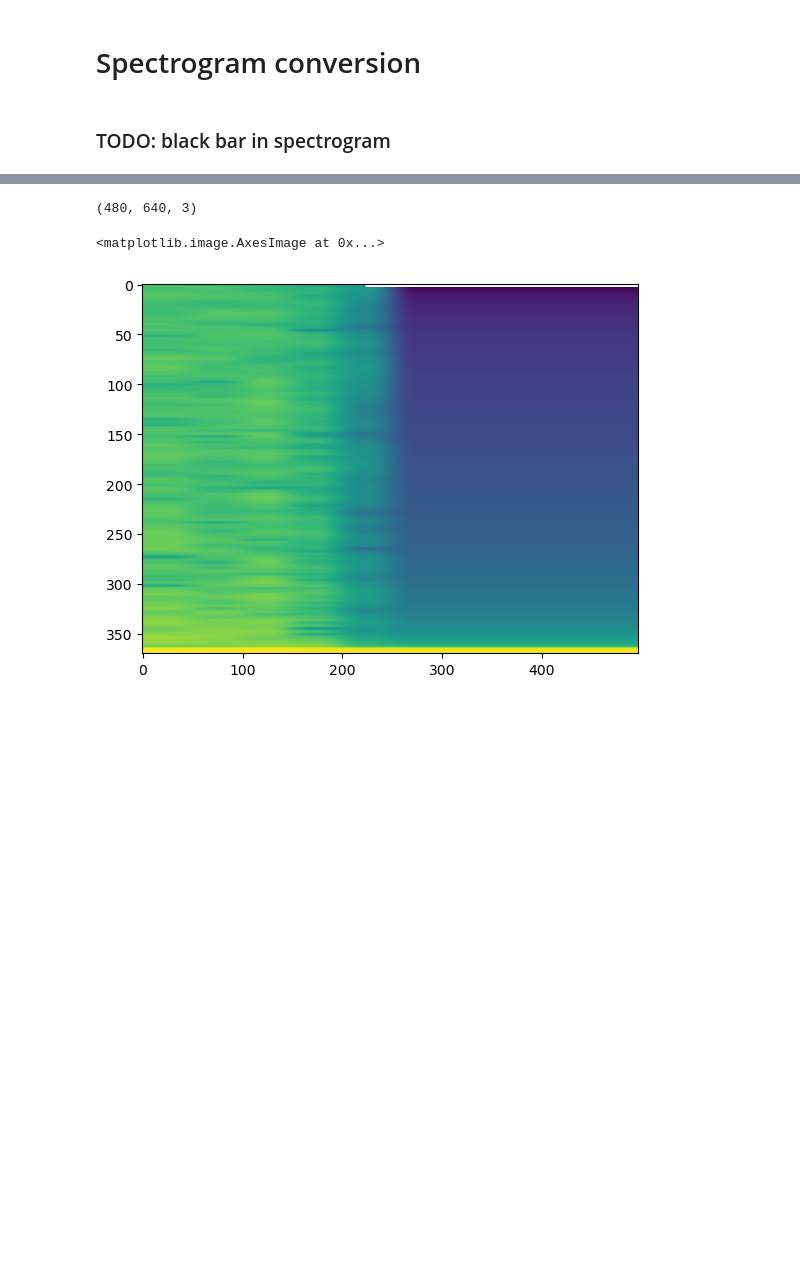
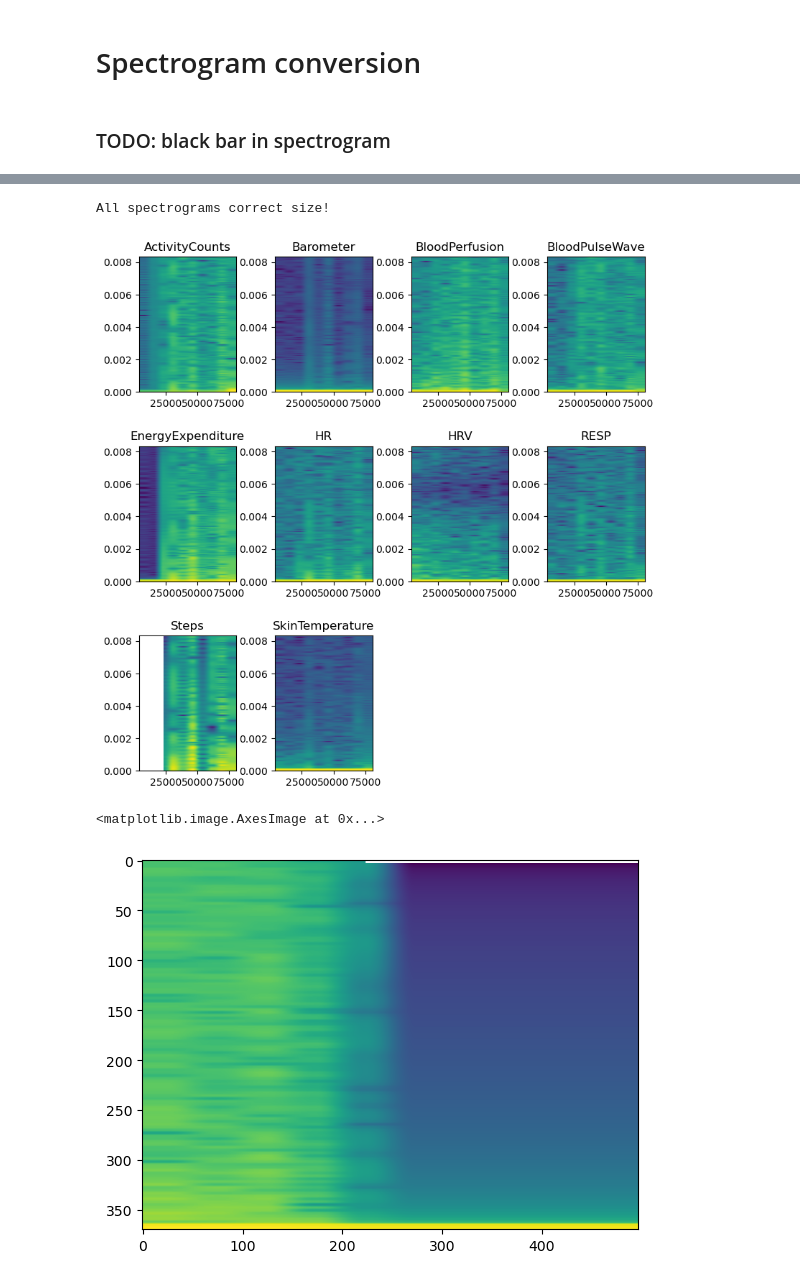
Before and after one commit to Yahnnosh/Sensor-Based-Modeling-of-Fatigue-Using-Transformer-Model, a Jupyter notebook: preproc_data_V3.ipynb, the cells around one changed output, grey strips where cells are left out. Saved outputs shown, nothing was run; the diff lists cells and outputs as text; code cells hidden in the pictures; blank space fills up the shorter version.

```diff
--- a/preproc_data_V3.ipynb
+++ b/preproc_data_V3.ipynb
@@ -274,7 +296,7 @@ Text(0, 0.5, 'available data [%]')
 [figure]
 # %%
 # discard variables from dataset (too much missing data)
-to_discard = ['GalvanicSkinResponse']
+to_discard = ['GalvanicSkinResponse', 'ActivityClass']
 
 data = data.drop(columns=to_discard)
 VARIABLES = [variable for variable in VARIABLES if variable not in to_discard]
@@ -280,0 +305,15 @@ VARIABLES = [variable for variable in VARIABLES if variable not in to_discard]
+# %%
+discarded_days = []
+
+days = range(data.shape[0])
+for day in days:
+    time_series = get_time_series(data, VARIABLES[0], day)
+    length = len(time_series)
+
+    # if cannot build at least one segment -> discard day
+    if length < SEGMENT_LENGTH:
+        discarded_days.append(day)
+
+data = data.drop(discarded_days)
+data = data.reset_index()
+print(f'Discarded days (few data): {discarded_days}')
@@ -280,0 +324,16 @@ VARIABLES = [variable for variable in VARIABLES if variable not in to_discard]
+# %%
+discarded_days = []
+
+days = range(data.shape[0])
+for day in days:
+    for variable in VARIABLES:
+        time_series = get_time_series(data, variable, day)
+        length = len(time_series)
+
+        # if only missing data for full day -> discard day
+        if np.sum(np.where(np.isnan(time_series), 0.0, 1.0)) == 0: # NaN -> 0, data -> 1
+            discarded_days.append(day)
+
+data = data.drop(discarded_days)
+data = data.reset_index()
+print(f'Discarded days (sensor out): {discarded_days}')
@@ -306,7 +383,15 @@ data_spectrogram = {day: {variable: spectrogram_as_array(get_time_series(data_im
-# %%
-data_spectrogram[0]['HR'].shape
-# %% [output]
-(480, 640, 3)
+# %%
+# check if all spectrograms correct sizes
+for variable in VARIABLES:
+    for day in data_spectrogram.keys():
+        assert data_spectrogram[day][variable].shape[0] == IMAGE_HEIGHT, f'different height: {day}, {variable}'
+print('All spectrograms correct size!')
+# %% [output]
+All spectrograms correct size!
+# %%
+plotter_spec(367, data_imputed) # black bars (go away after filtering out missing data seq.?)
+# %% [output]
+[figure, added]
 # %%
 plt.imshow(data_spectrogram[0]['HR']) # black bar in first row?
 # %% [output]
```
Also changed, not shown: parts of 17 cells of this notebook, 2 other files.
